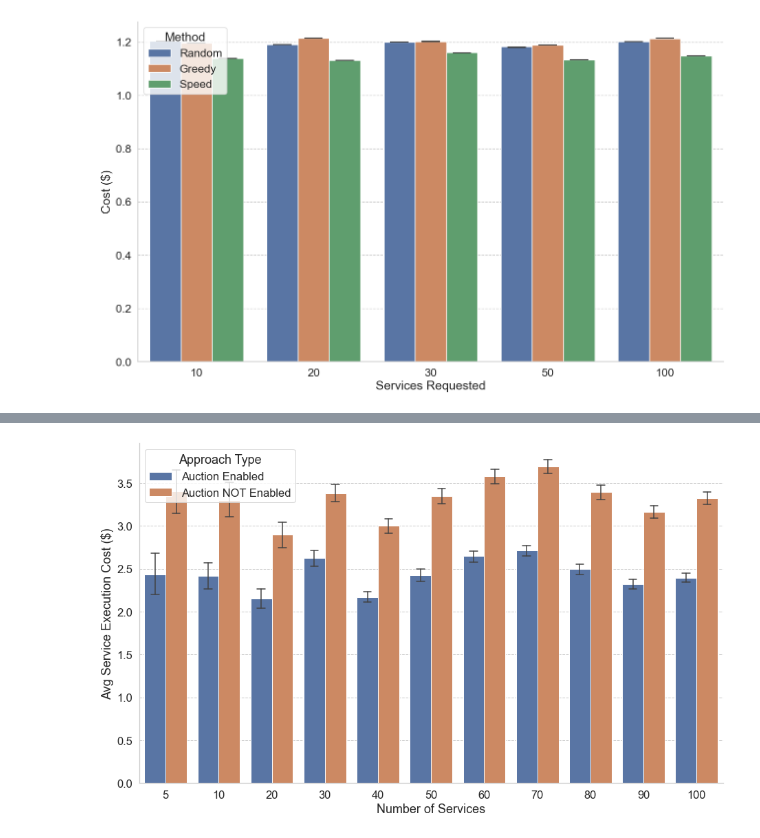
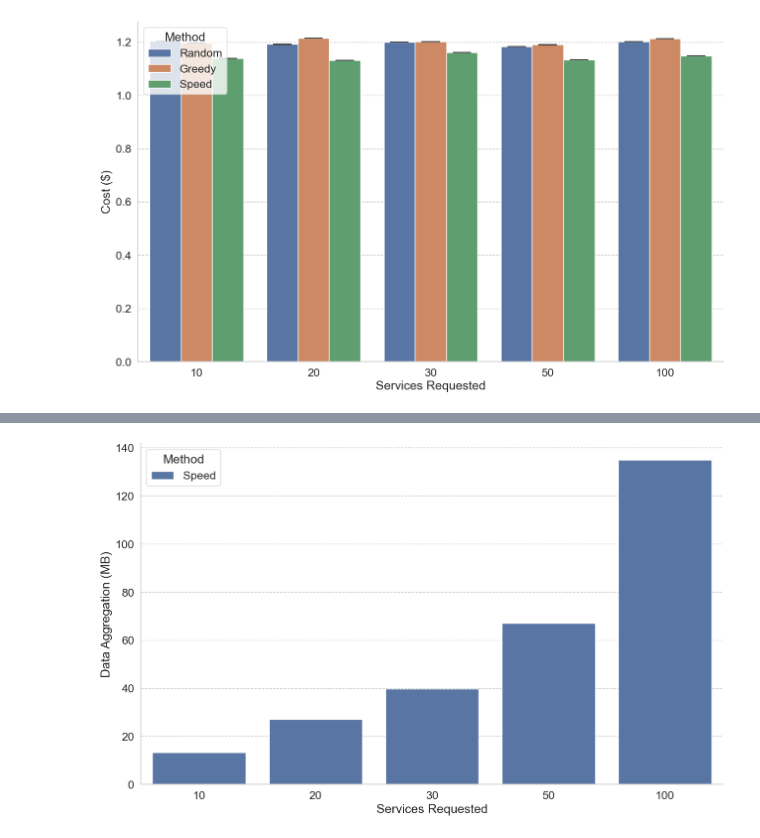
Before and after one commit to anselmobattisti/speed, a Jupyter notebook: experiments/A1/notebook/notebook.ipynb, the cells around one changed output, grey strips where cells are left out. Saved outputs shown, nothing was run; the diff lists cells and outputs as text; code cells hidden in the pictures.

Commit message:
Notebook for first graph.

```diff
--- a/experiments/A1/notebook/notebook.ipynb
+++ b/experiments/A1/notebook/notebook.ipynb
@@ -194,0 +273,19 @@ g.figure.savefig(fname='./services_cost.pdf', transparent=False, pad_inches=0.3,
+# %%
+def process_data_size():
+    data = load_data()
+    entities = data['data_aggregation']
+    services_processed = []
+    for services in entities:
+        df = services.loc[(services['Label'] == "Speed")]
+        services_processed.append(df)
+
+    gd = pd.concat(services_processed)
+
+    gd = gd.groupby(['Label', 'Num_Requests'],  observed=True).sum(["Size"]).reset_index()
+
+    gd["Size"] = gd['Size'] / 1000000
+
+    return gd
+
+data = process_data_size()
+data
@@ -195,39 +299,39 @@ g.figure.savefig(fname='./services_cost.pdf', transparent=False, pad_inches=0.3,
 # %%
 import seaborn as sns
 import matplotlib.pyplot as plt
 
 sns.set(font_scale = 1.5)
 
 sns.set_style("whitegrid", {'grid.linestyle': '--'})
 
 sns.color_palette("rocket")
 
+loaded_data = load_data()
+
 order = sorted(loaded_data['order'])
 
+df_summed = process_data_size()
+
 g = sns.catplot(
-    data=result,
+    data=df_summed,
     kind="bar",
-    hue="Type",
-    order = order,
-    hue_order=hue_order,
+    hue="Label",
     x="Num_Requests",
-    y="Winner_Bid_Value",
-    ci=95,
+    y="Size",
+    errorbar=('ci', 0.95),
     capsize=.15,
     errwidth=1.5,
     legend_out=False
 )
 
 g.fig.set_figheight(9)
 g.fig.set_figwidth(16)
 
-g.set_axis_labels("Number of Services", "Avg Service Execution Cost ($)")
-
-plt.legend(loc='upper left', title='Approach Type')
+g.set_axis_labels("Services Requested", "Data Aggregation (MB)")
+plt.legend(loc='upper left', title='Method')
 
 plt.show()
 
-g.figure.savefig(fname='{}/winner_bid_avg.png'.format(path_results),
-                  transparent=False, pad_inches=0.3, bbox_inches='tight')
+g.figure.savefig(fname='./data_aggregation_size.pdf', transparent=False, pad_inches=0.3, bbox_inches='tight')
 # %% [output]
-[figure, old version]
+[figure, new version]
```
Also changed, not shown: parts of 21 cells of this notebook, 28 other files.
